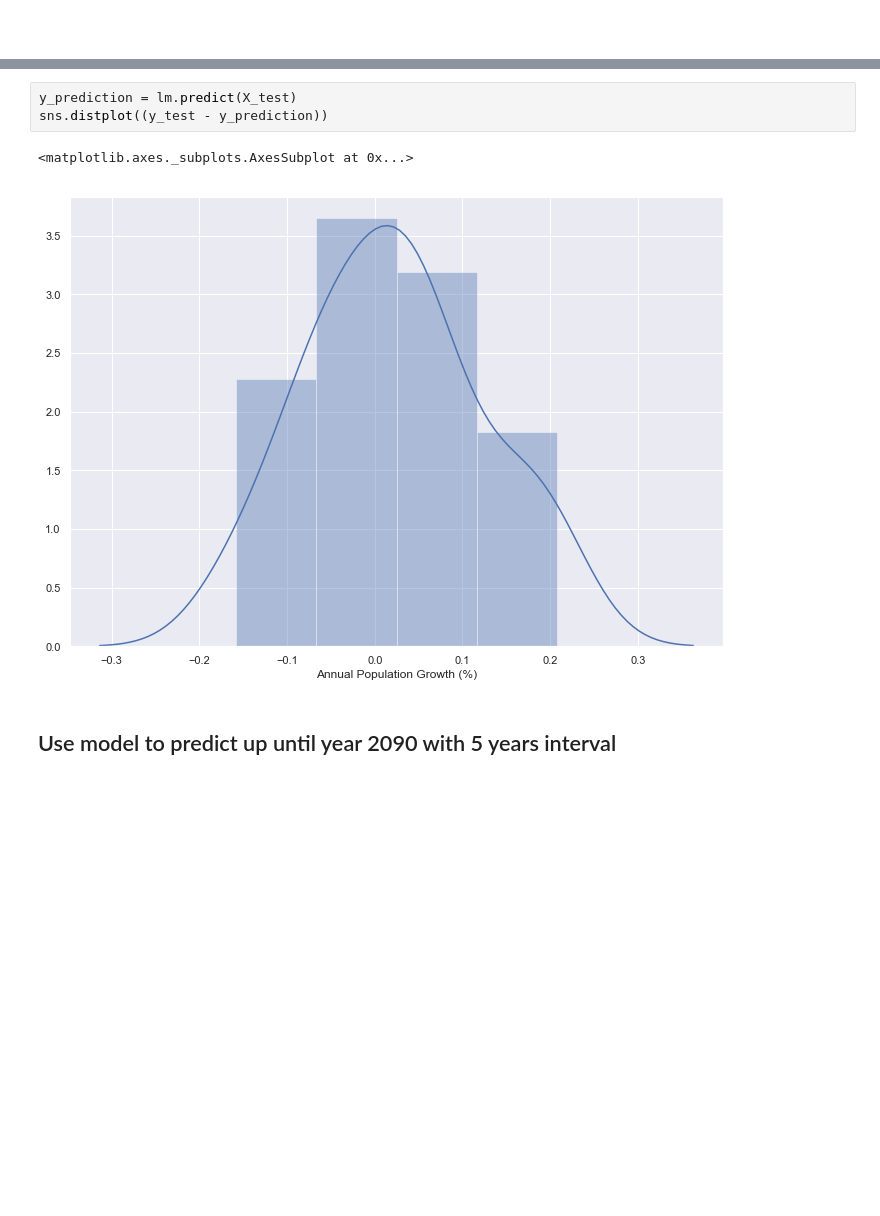
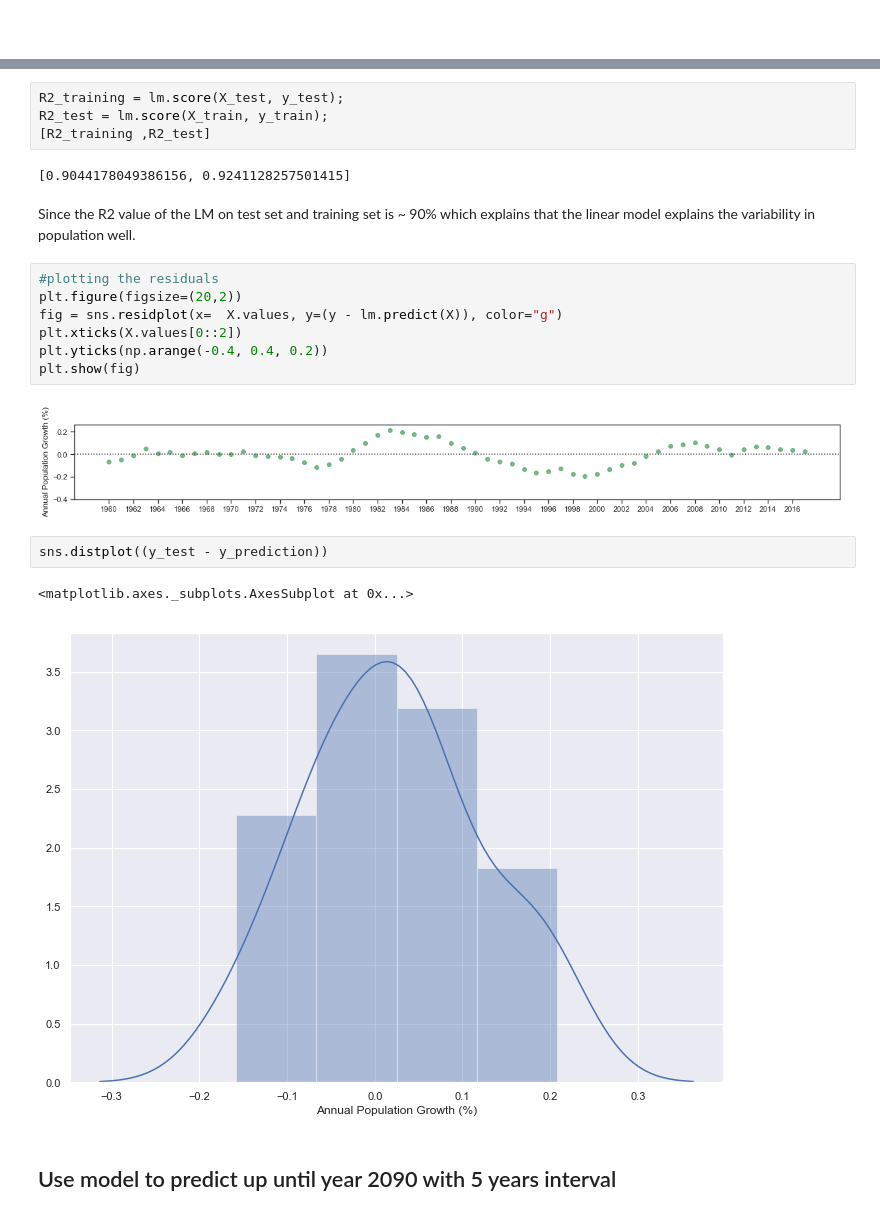
Before and after one commit to nilesh0109/Research-Methods, a Jupyter notebook: Task4/christopher_kavish_nilesh.ipynb, the cells around one changed output, grey strips where cells are left out. Cells and saved outputs as stored; diff of their text form; blank space fills up the shorter version.

```diff
--- a/Task4/christopher_kavish_nilesh.ipynb
+++ b/Task4/christopher_kavish_nilesh.ipynb
@@ -231,5 +238,21 @@ LinearRegression(copy_X=True, fit_intercept=True, n_jobs=None,
+# %%
+R2_training = lm.score(X_test, y_test);
+R2_test = lm.score(X_train, y_train);
+[R2_training ,R2_test]
+# %% [output]
+[0.9044178049386156, 0.9241128257501415]
+# %% [markdown]
+Since the R2 value of the LM on test set and training set is ~ 90% which explains that the linear model explains the variability in population well.
+# %%
+#plotting the residuals
+plt.figure(figsize=(20,2))
+fig = sns.residplot(x=  X.values, y=(y - lm.predict(X)), color="g")
+plt.xticks(X.values[0::2])
+plt.yticks(np.arange(-0.4, 0.4, 0.2))
+plt.show(fig)
+# %% [output]
+[figure, added]
 # %%
-y_prediction = lm.predict(X_test)
 sns.distplot((y_test - y_prediction))
 # %% [output]
 <matplotlib.axes._subplots.AxesSubplot at 0x...>
```
Also changed, not shown: parts of 2 cells of this notebook.
